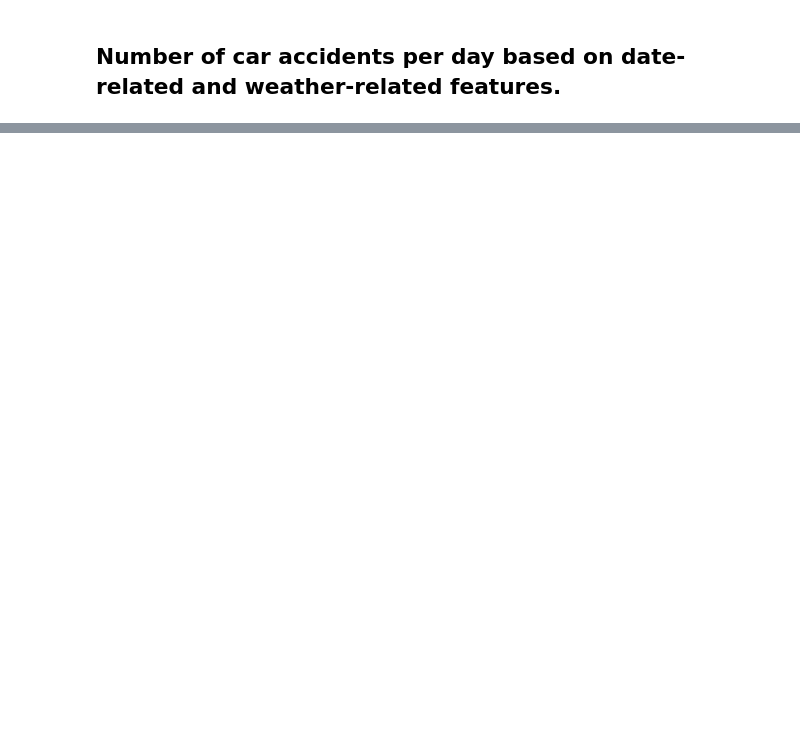
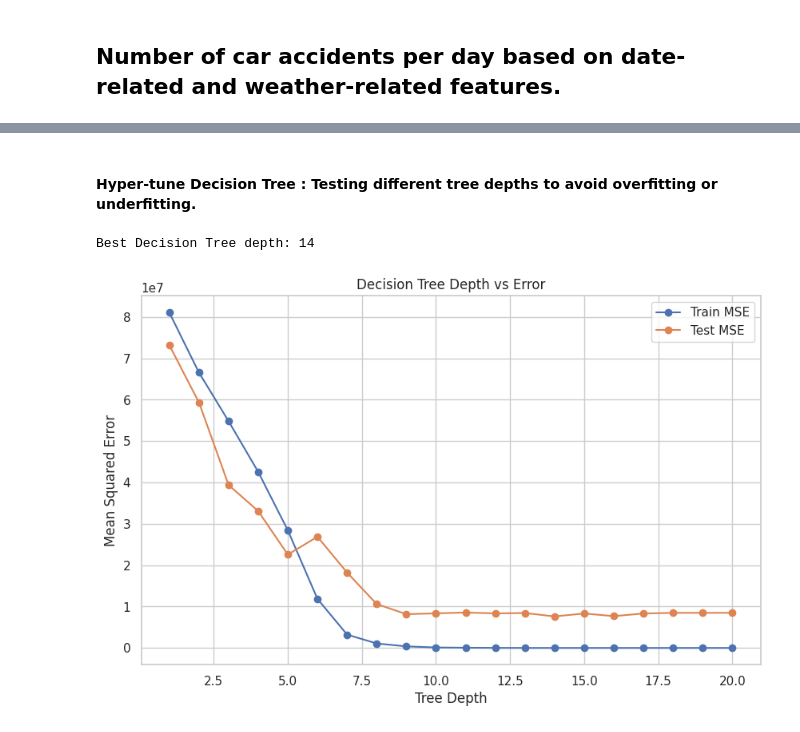
Before and after one commit to elina-nussbaum/Naya2025-Regression-Analysis-US-Accidents-2016-2023, a Jupyter notebook: naya-ds25-regression-marina-elina.ipynb, the cells around one changed output, grey strips where cells are left out. Saved outputs shown, nothing was run; the diff lists cells and outputs as text; code cells hidden in the pictures; blank space fills up the shorter version.

```diff
--- a/naya-ds25-regression-marina-elina.ipynb
+++ b/naya-ds25-regression-marina-elina.ipynb
@@ -929,0 +974,33 @@ R^2 Score: 0.147796569603728
+# %% [markdown]
+#### Hyper-tune Decision Tree : Testing different tree depths to avoid overfitting or underfitting.
+# %%
+train_errors = []
+test_errors = []
+depths = range(1, 21)
+
+for depth in depths:
+    dt = DecisionTreeRegressor(max_depth=depth, random_state=42)
+    dt.fit(X_train, y_train)
+    y_train_pred = dt.predict(X_train)
+    y_test_pred = dt.predict(X_test)
+
+    train_errors.append(mean_squared_error(y_train, y_train_pred))
+    test_errors.append(mean_squared_error(y_test, y_test_pred))
+
+# Find best depth based on minimum test MSE
+optimal_depth = depths[test_errors.index(min(test_errors))]
+print(f"Best Decision Tree depth: {optimal_depth}")
+
+# Plot
+plt.figure(figsize=(10,6))
+plt.plot(depths, train_errors, label='Train MSE', marker='o')
+plt.plot(depths, test_errors, label='Test MSE', marker='o')
+plt.xlabel('Tree Depth')
+plt.ylabel('Mean Squared Error')
+plt.title('Decision Tree Depth vs Error')
+plt.legend()
+plt.grid(True)
+plt.show()
+# %% [output]
+Best Decision Tree depth: 14
+[figure, added]
```
Also changed, not shown: parts of 32 cells of this notebook.
